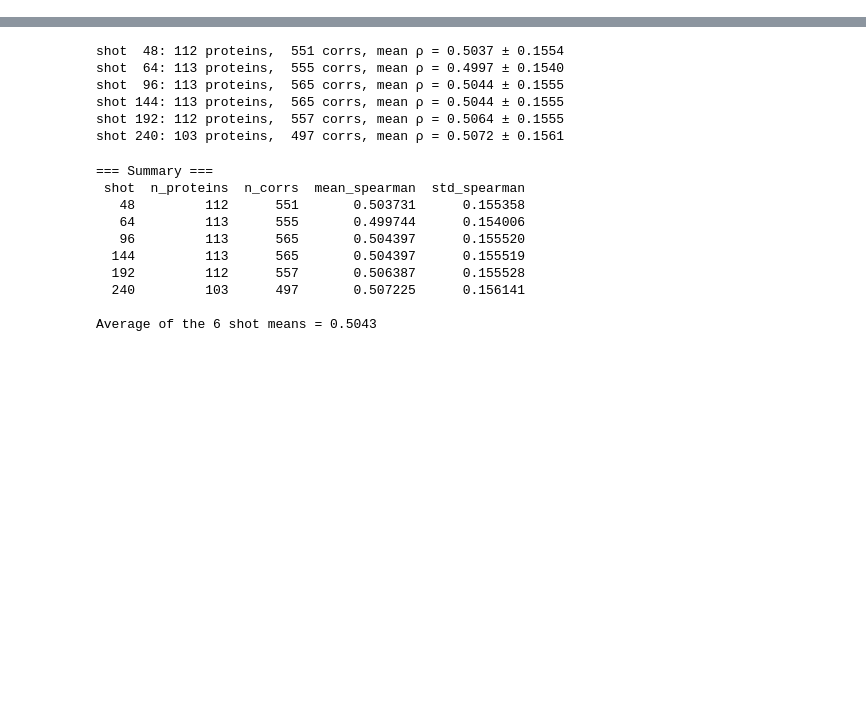
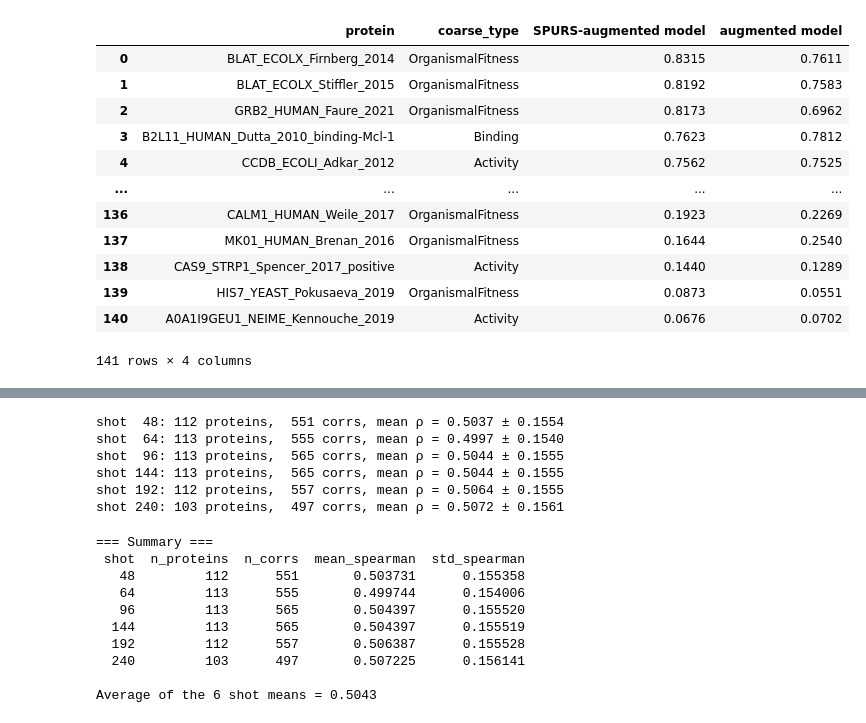
Before and after one commit to Sqingshannon/Fine-tune_plm, a Jupyter notebook: different_shot_performance.ipynb, the cells around one changed output, grey strips where cells are left out. Drawn from its saved outputs; the diff is of its cells as text; code cells hidden in the pictures; blank space fills up the shorter version.

```diff
--- a/different_shot_performance.ipynb
+++ b/different_shot_performance.ipynb
@@ -90,0 +106,16 @@ dtype: float64
+# %%
+deep_seq
+# %% [output]
+|  | protein | coarse_type | SPURS-augmented model | augmented model |
+| 0 | BLAT_ECOLX_Firnberg_2014 | OrganismalFitness | 0.8315 | 0.7611 |
+| 1 | BLAT_ECOLX_Stiffler_2015 | OrganismalFitness | 0.8192 | 0.7583 |
+| 2 | GRB2_HUMAN_Faure_2021 | OrganismalFitness | 0.8173 | 0.6962 |
+| 3 | B2L11_HUMAN_Dutta_2010_binding-Mcl-1 | Binding | 0.7623 | 0.7812 |
+| 4 | CCDB_ECOLI_Adkar_2012 | Activity | 0.7562 | 0.7525 |
+| ... | ... | ... | ... | ... |
+| 136 | CALM1_HUMAN_Weile_2017 | OrganismalFitness | 0.1923 | 0.2269 |
+| 137 | MK01_HUMAN_Brenan_2016 | OrganismalFitness | 0.1644 | 0.2540 |
+| 138 | CAS9_STRP1_Spencer_2017_positive | Activity | 0.1440 | 0.1289 |
+| 139 | HIS7_YEAST_Pokusaeva_2019 | OrganismalFitness | 0.0873 | 0.0551 |
+| 140 | A0A1I9GEU1_NEIME_Kennouche_2019 | Activity | 0.0676 | 0.0702 |
+141 rows × 4 columns
```
Also changed, not shown: parts of 16 cells of this notebook, 2 other files.
